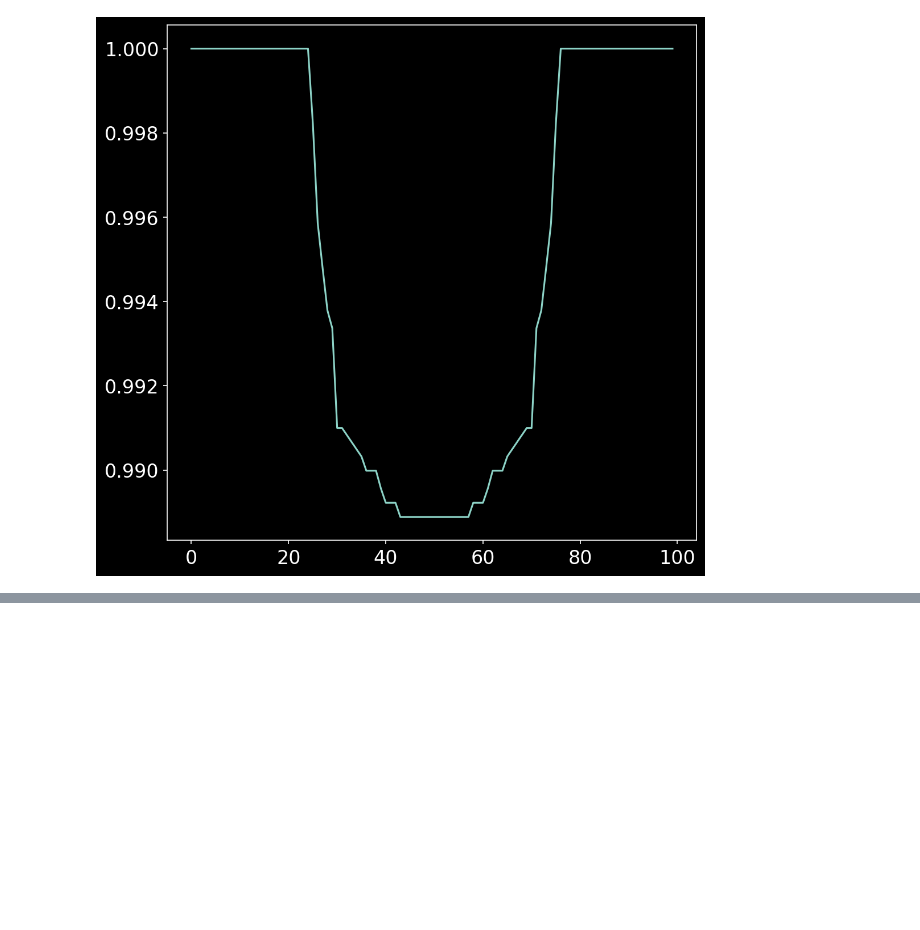
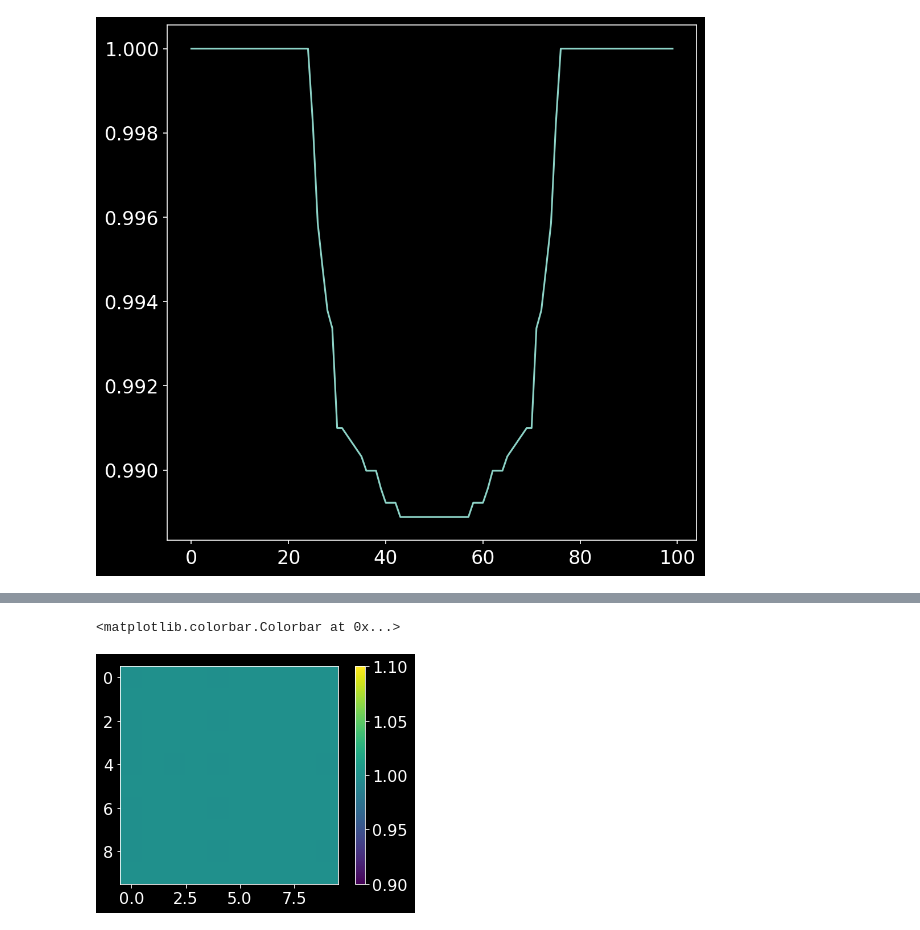
Before and after one commit to kem406/hop, a Jupyter notebook: scratch/AKS/2021_02_23.ipynb, the cells around one changed output, grey strips where cells are left out. Saved outputs shown, nothing was run; the diff lists cells and outputs as text; code cells hidden in the pictures; blank space fills up the shorter version.

```diff
--- a/scratch/AKS/2021_02_23.ipynb
+++ b/scratch/AKS/2021_02_23.ipynb
@@ -44,0 +74,6 @@ plt.plot(total_pwr/np.max(total_pwr))
+# %%
+plt.imshow(np.abs(np.fft.fftshift(fft_y)))
+plt.colorbar()
+# %% [output]
+<matplotlib.colorbar.Colorbar at 0x...>
+[figure, added]
```
Also changed, not shown: parts of 11 cells of this notebook, 1 other file.
